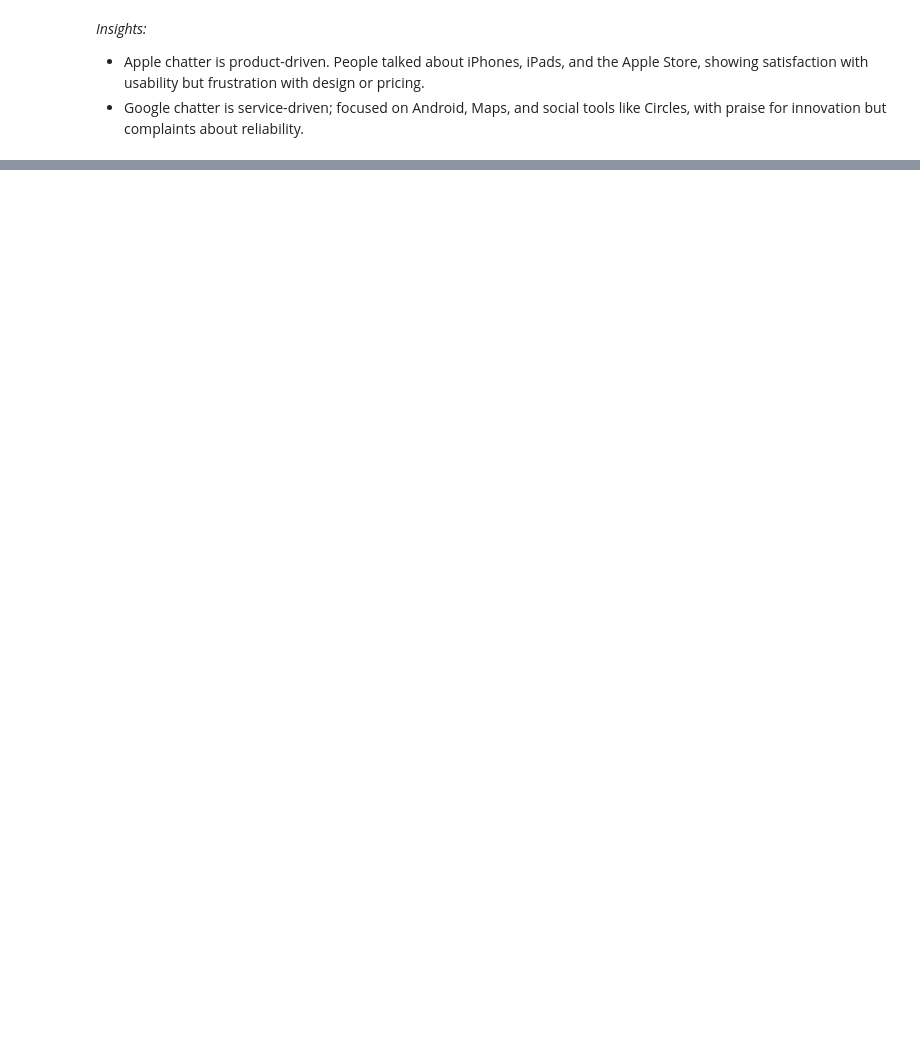
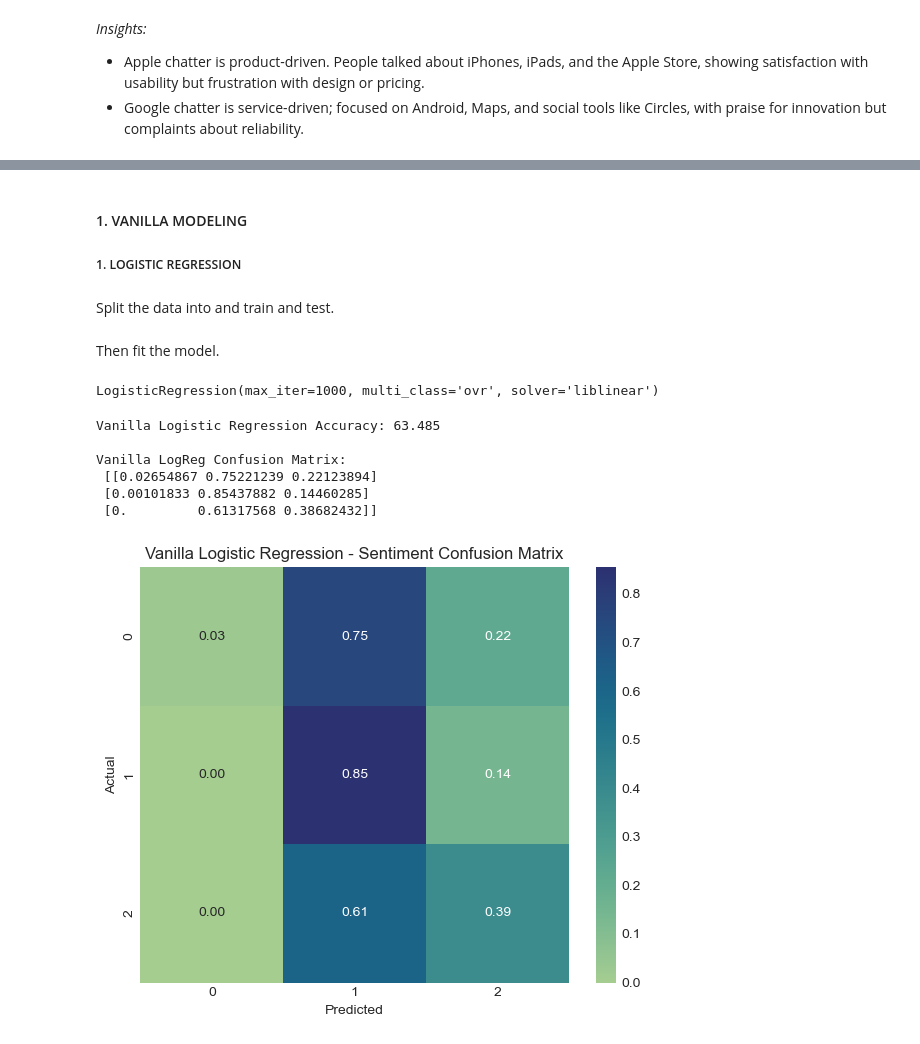
Before and after one commit to Vain-Guy/TechTones, a Jupyter notebook: techtones.ipynb, the cells around one changed output, grey strips where cells are left out. Saved outputs shown, nothing was run; the diff lists cells and outputs as text; code cells hidden in the pictures; blank space fills up the shorter version.

Commit message:
Vanilla modeling: DONE

```diff
--- a/techtones.ipynb
+++ b/techtones.ipynb
@@ -1949,0 +1852,52 @@ brand_sent_tfidf = compute_brand_sentiment_tfidf(tfidf_df)
+# %% [markdown]
+#### 1. VANILLA MODELING
+##### 1. LOGISTIC REGRESSION
+# %% [markdown]
+Split the data into and train and test.
+# %%
+# Features are all numeric TF-IDF columns
+X = tfidf_model_df.drop('sentiment_encoded', axis=1)
+y = tfidf_model_df['sentiment_encoded']
+
+# Train/test split (stratified to preserve class distribution)
+X_train, X_test, y_train, y_test = train_test_split(
+    X, y, test_size=0.2, stratify=y, random_state=42
+)
+# %% [markdown]
+Then fit the model.
+# %%
+# Initialize model with default parameters
+vanilla_logreg = LogisticRegression(max_iter=1000, solver='liblinear', multi_class='ovr')
+vanilla_logreg.fit(X_train, y_train)
+# %% [output]
+LogisticRegression(max_iter=1000, multi_class='ovr', solver='liblinear')
+# %%
+# Predictions
+y_pred = vanilla_logreg.predict(X_test)
+
+# Evaluation
+vanilla_logreg_accuracy = accuracy_score(y_test, y_pred)
+print("Vanilla Logistic Regression Accuracy:", round(vanilla_logreg_accuracy * 100, 3))
+
+# Confusion matrix
+cm = confusion_matrix(y_test, y_pred, normalize='true')
+print("\nVanilla LogReg Confusion Matrix:\n", cm)
+
+plt.figure(figsize=(6, 5))
+sns.heatmap(cm, annot=True, fmt='.2f', cmap='crest',
+            xticklabels=vanilla_logreg.classes_,
+            yticklabels=vanilla_logreg.classes_)
+
+plt.title("Vanilla Logistic Regression - Sentiment Confusion Matrix")
+plt.xlabel("Predicted")
+plt.ylabel("Actual")
+plt.tight_layout()
+plt.show()
+# %% [output]
+Vanilla Logistic Regression Accuracy: 63.485
+
+Vanilla LogReg Confusion Matrix:
+ [[0.02654867 0.75221239 0.22123894]
+ [0.00101833 0.85437882 0.14460285]
+ [0.         0.61317568 0.38682432]]
+[figure, added]
```
Also changed, not shown: parts of 32 cells of this notebook.
